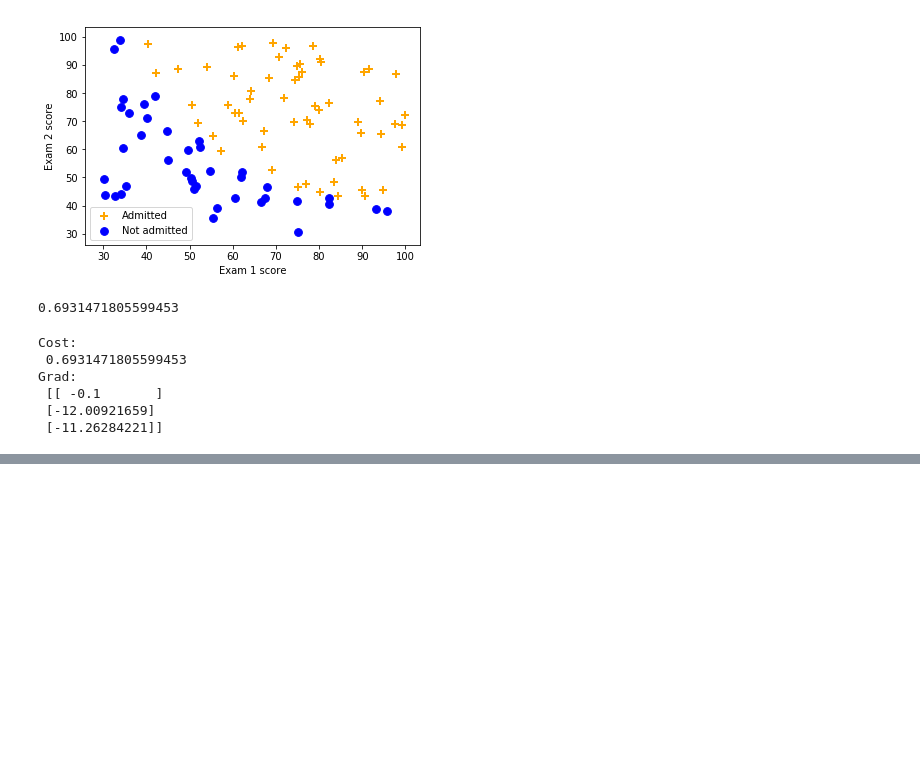
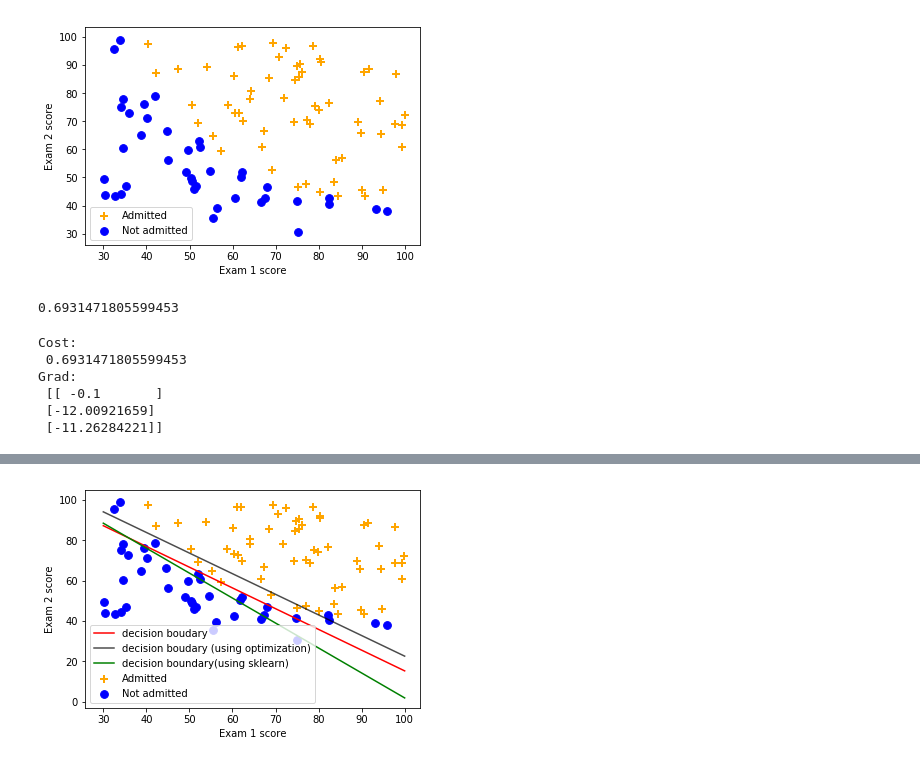
Before and after one commit to aaneloy/Machine-Learning-Andrew-NG-Course-Programming-Assignments-using-Jupyter-Nootbook, a Jupyter notebook: Algorithms/Unregularized Logistic Regression.ipynb, the cells around one changed output, grey strips where cells are left out. Drawn from its saved outputs; the diff is of its cells as text; code cells hidden in the pictures; blank space fills up the shorter version.

```diff
--- a/Algorithms/Unregularized Logistic Regression.ipynb
+++ b/Algorithms/Unregularized Logistic Regression.ipynb
@@ -86,0 +145,5 @@ def gradientDescent(X, y, theta, alpha, num_iters):
+# %%
+#### sklearn
+from sklearn import linear_model
+reg = linear_model.LogisticRegression()
+reg.fit (X[:,[1,2]],y.ravel());
@@ -86,0 +156,26 @@ def gradientDescent(X, y, theta, alpha, num_iters):
+# %%
+## Decision boundary
+neg = data['y'] == 0
+pos = data['y'] == 1
+plt.scatter(data[pos]['x1'],data[pos]['x2'], marker='+', c='orange', s=60, linewidth=2, label = "Admitted")
+plt.scatter(data[neg]['x1'], data[neg]['x2'], c='blue', s=60, label = "Not admitted" )
+
+xx = np.linspace(30,100,100)
+yy = (-1./theta[2])*(theta[0] + theta[1]*xx)
+plt.plot(xx,yy,color='r',label='decision boudary')
+
+
+yy_opt = (-1./theta_opt[2])*(theta_opt[0] + theta_opt[1]*xx)
+plt.plot(xx,yy_opt,color='k',label='decision boudary (using optimization)',alpha=0.7)
+
+coef = reg.coef_
+intercept = reg.intercept_
+ex2 = -(coef[:, 0] * xx + intercept.item()) / coef[:,1]
+plt.plot(xx,ex2,color='g',label='decision boundary(using sklearn)')
+
+plt.xlabel('Exam 1 score')
+plt.ylabel('Exam 2 score')
+plt.legend(loc='best')
+plt.show()
+# %% [output]
+[figure, added]
```
Also changed, not shown: parts of 12 cells of this notebook.
